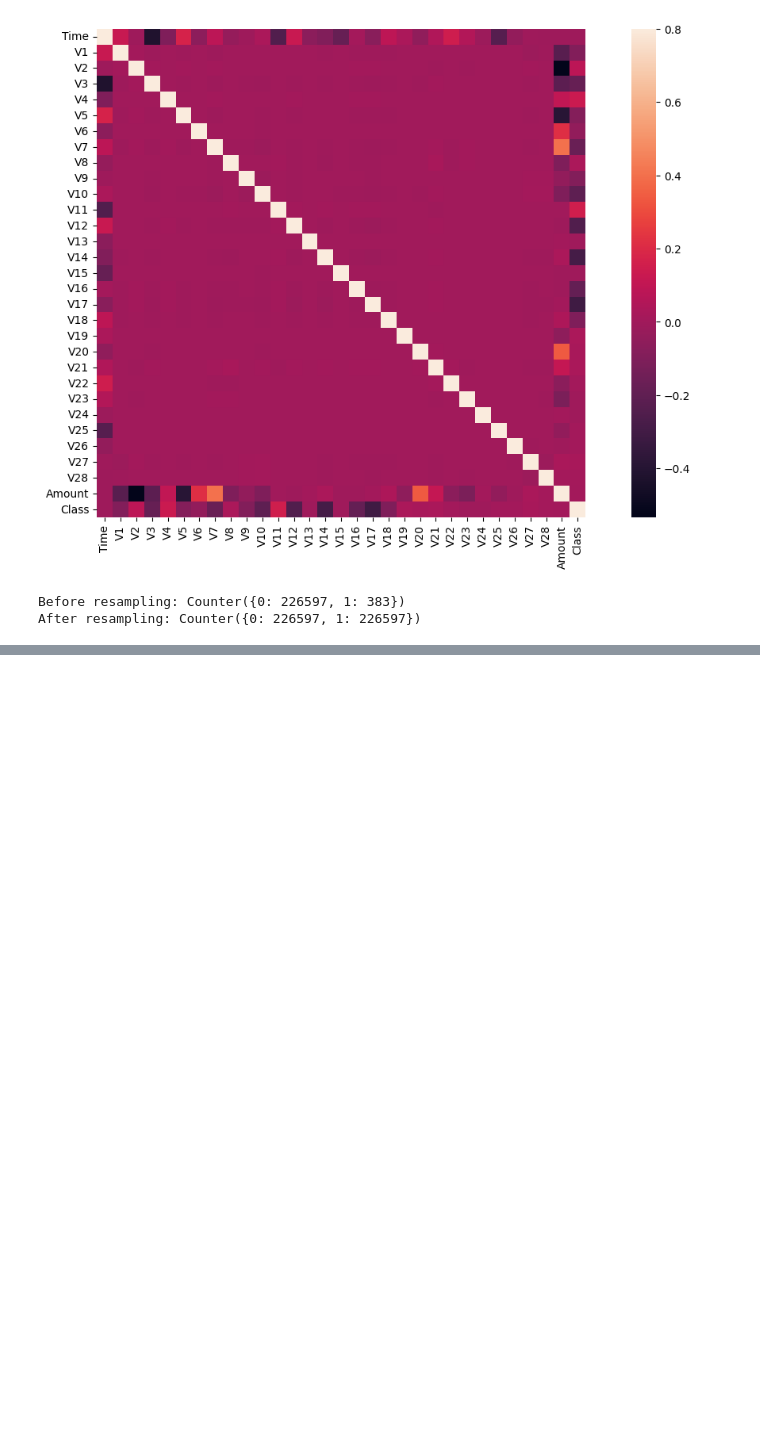
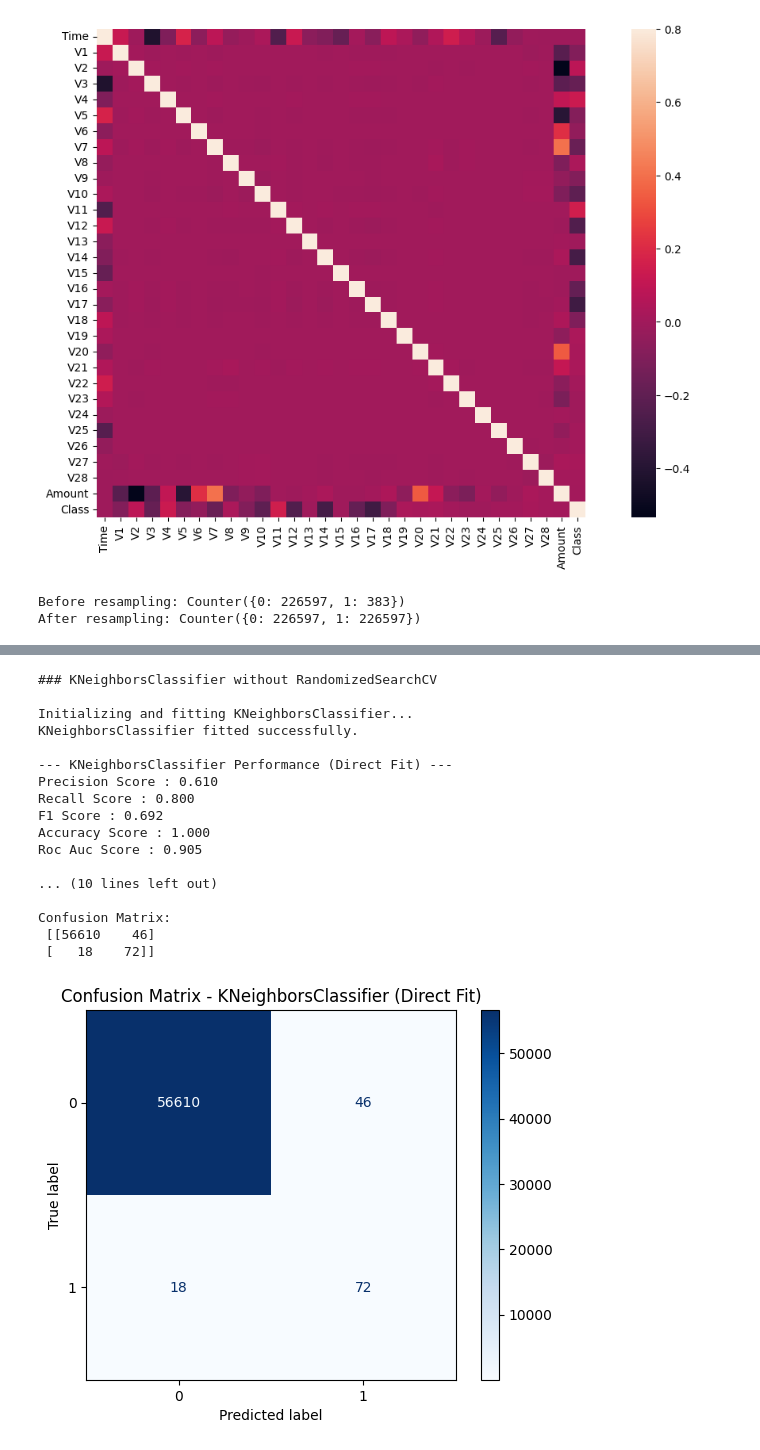
Before and after one commit to aswin-ar3669/MLA-Python-Learning, a Jupyter notebook: RA2512049015006_MLT_CT_Praticals_2.ipynb, the cells around one changed output, grey strips where cells are left out. Saved outputs shown, nothing was run; the diff lists cells and outputs as text; code cells hidden in the pictures; blank space fills up the shorter version.

```diff
--- a/RA2512049015006_MLT_CT_Praticals_2.ipynb
+++ b/RA2512049015006_MLT_CT_Praticals_2.ipynb
@@ -228,6 +256,6 @@ Initializing and fitting RandomForestClassifier...
 # %%
 from sklearn.neighbors import KNeighborsClassifier
-from sklearn.metrics import ConfusionMatrixDisplay, precision_score, recall_score, f1_score, roc_auc_score, classification_report, confusion_matrix
+from sklearn.metrics import ConfusionMatrixDisplay, precision_score, recall_score, f1_score, roc_auc_score, classification_report, confusion_matrix, accuracy_score
 import matplotlib.pyplot as plt
 import seaborn as sns
 
@@ -243,33 +271,62 @@ knn_model.fit(x_resampled, y_resampled)
 print("KNeighborsClassifier fitted successfully.")
 
 # 3. Use the fitted model to make predictions on X_test
 y_pred_knn = knn_model.predict(X_test)
 
 # 4. Use the fitted model to predict probabilities for the positive class on X_test
 y_probs_knn = knn_model.predict_proba(X_test)[:, 1]
 
 # 5. Calculate precision, recall, F1-score, and ROC AUC score
 precision_knn = precision_score(y_test, y_pred_knn)
 recall_knn = recall_score(y_test, y_pred_knn)
 f1_knn = f1_score(y_test, y_pred_knn)
 roc_auc_knn = roc_auc_score(y_test, y_probs_knn)
+accuracy_knn = accuracy_score(y_test, y_pred_rfc)
 
 # 6. Print the calculated metrics and classification report
 print("\n--- KNeighborsClassifier Performance (Direct Fit) ---")
 print(f"Precision Score : {precision_knn:.3f}")
 print(f"Recall Score : {recall_knn:.3f}")
 print(f"F1 Score : {f1_knn:.3f}")
+print(f"Accuracy Score : {accuracy_knn:.3f}")
 print(f"Roc Auc Score : {roc_auc_knn:.3f}")
 print("\nClassification Report:\n", classification_report(y_test, y_pred_knn))
+
+print("\nPerforming Cross-Validation for KNN Classifier...")
+cv_scores_knn = cross_val_score(knn_model, x_resampled, y_resampled, cv=3, scoring='f1', n_jobs=1)
+
+print(f"\n✅ Cross-Validation F1 Scores (KNN): {cv_scores_knn}")
+print(f"✅ Mean CV F1 Score (KNN): {cv_scores_knn.mean():.3f}")
+print(f"✅ Standard Deviation of CV F1 Score (KNN): {cv_scores_knn.std():.3f}")
+
 
 # 7. Generate and display the confusion matrix
 cm_knn = confusion_matrix(y_test, y_pred_knn)
 print("\nConfusion Matrix:\n", cm_knn)
 
 disp = ConfusionMatrixDisplay(confusion_matrix=cm_knn, display_labels=[0, 1])
 disp.plot(cmap='Blues')
 plt.title("Confusion Matrix - KNeighborsClassifier (Direct Fit)")
 plt.show()
+# %% [output]
+### KNeighborsClassifier without RandomizedSearchCV
+
+Initializing and fitting KNeighborsClassifier...
+KNeighborsClassifier fitted successfully.
+
+--- KNeighborsClassifier Performance (Direct Fit) ---
+Precision Score : 0.610
+Recall Score : 0.800
+F1 Score : 0.692
+Accuracy Score : 1.000
+Roc Auc Score : 0.905
+
+... (10 lines left out)
+
+Confusion Matrix:
+ [[56610    46]
+ [   18    72]]
+[figure, added]
 # %%
 from sklearn.ensemble import AdaBoostClassifier
 from sklearn.tree import DecisionTreeClassifier # AdaBoost often uses Decision Trees as base estimators
```
Also changed, not shown: parts of 7 cells of this notebook.
